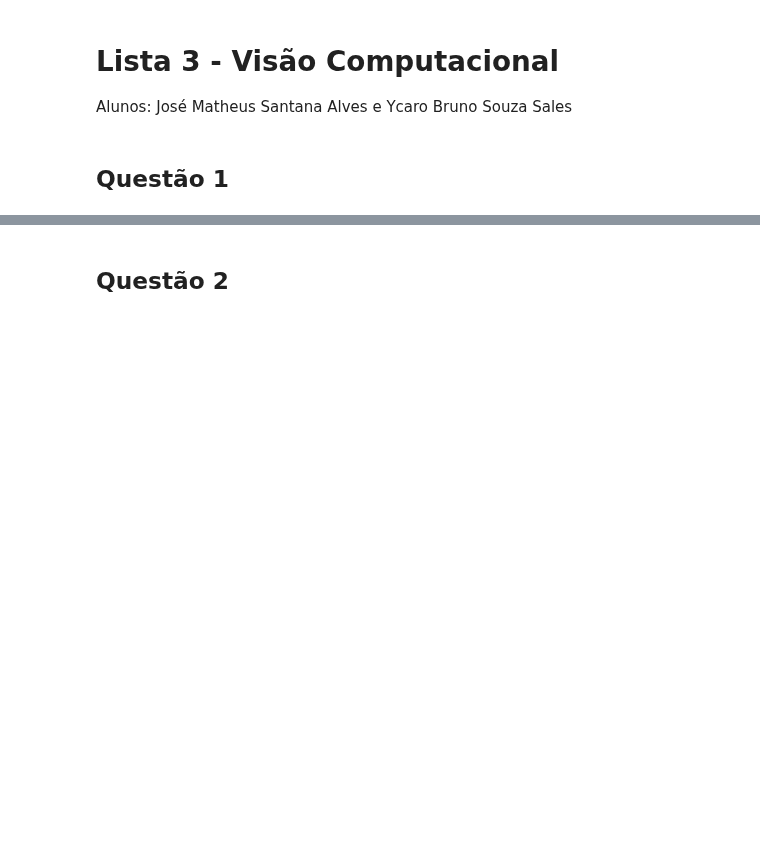
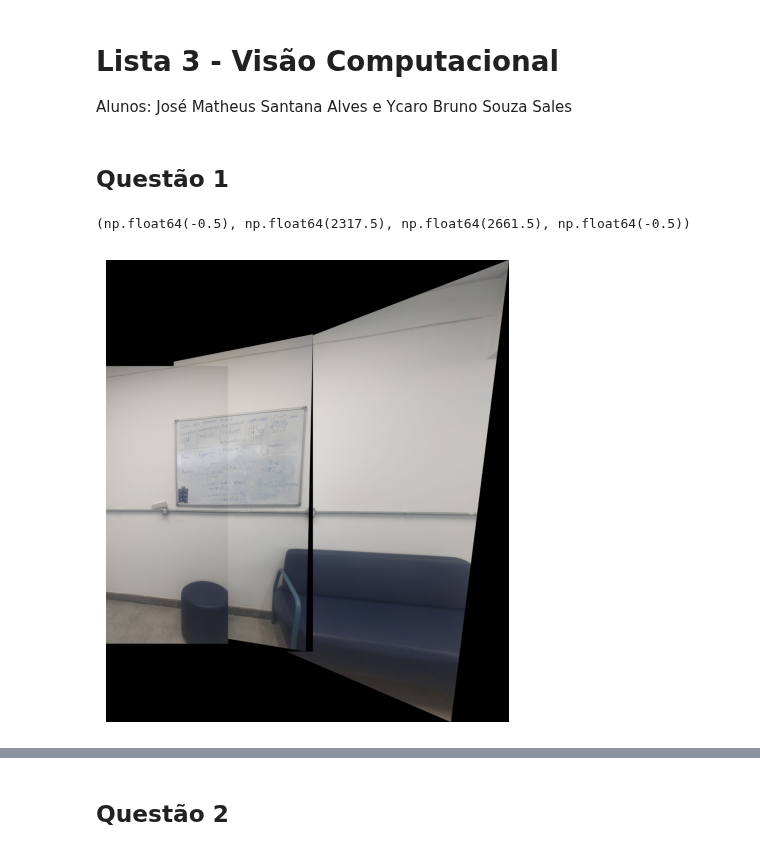
Before and after one commit to Ycaro-sales/lista-3-cv, a Jupyter notebook: Lista 3.ipynb, the cells around one changed output, grey strips where cells are left out. Drawn from its saved outputs; the diff is of its cells as text; code cells hidden in the pictures; blank space fills up the shorter version.

```diff
--- a/Lista 3.ipynb
+++ b/Lista 3.ipynb
@@ -11,0 +80,31 @@ import glob
+# %%
+sift = cv.SIFT_create()
+img1 = cv.imread('./assets/1_1.jpeg')
+img2 = cv.imread('./assets/1_2.jpeg')
+img3 = cv.imread('./assets/1_3.jpeg')
+kp1, des1 = sift.detectAndCompute(img1, None)
+kp2, des2 = sift.detectAndCompute(img2, None)
+kp3, des3 = sift.detectAndCompute(img3, None)
+
+FLANN_INDEX_KDTREE = 1
+index_params = dict(algorithm=FLANN_INDEX_KDTREE, trees=5)
+search_params = dict(checks=50)
+flann = cv.FlannBasedMatcher(index_params, search_params)
+
+# stitch img1 and img2 first
+matches12 = flann.knnMatch(des1, des2, k=2)
+pan12, matchesMask12, good12 = ransac(img1, img2, kp1, kp2, matches12, 5)
+
+# now detect features on the panorama and match with img3
+kp_pan, des_pan = sift.detectAndCompute(pan12, None)
+matches_pan3 = flann.knnMatch(des_pan, des3, k=2)
+panorama_final, matchesMask3, good3 = ransac(pan12, img3, kp_pan, kp3, matches_pan3, 5)
+# convert BGR->RGB for matplotlib
+panorama_rgb = cv.cvtColor(panorama_final, cv.COLOR_BGR2RGB)
+import matplotlib.pyplot as plt
+plt.figure(figsize=(12,6))
+plt.imshow(panorama_rgb)
+plt.axis('off')
+# %% [output]
+(np.float64(-0.5), np.float64(2317.5), np.float64(2661.5), np.float64(-0.5))
+[figure, added]
```
Also changed, not shown: parts of 5 cells of this notebook, 6 other files.
